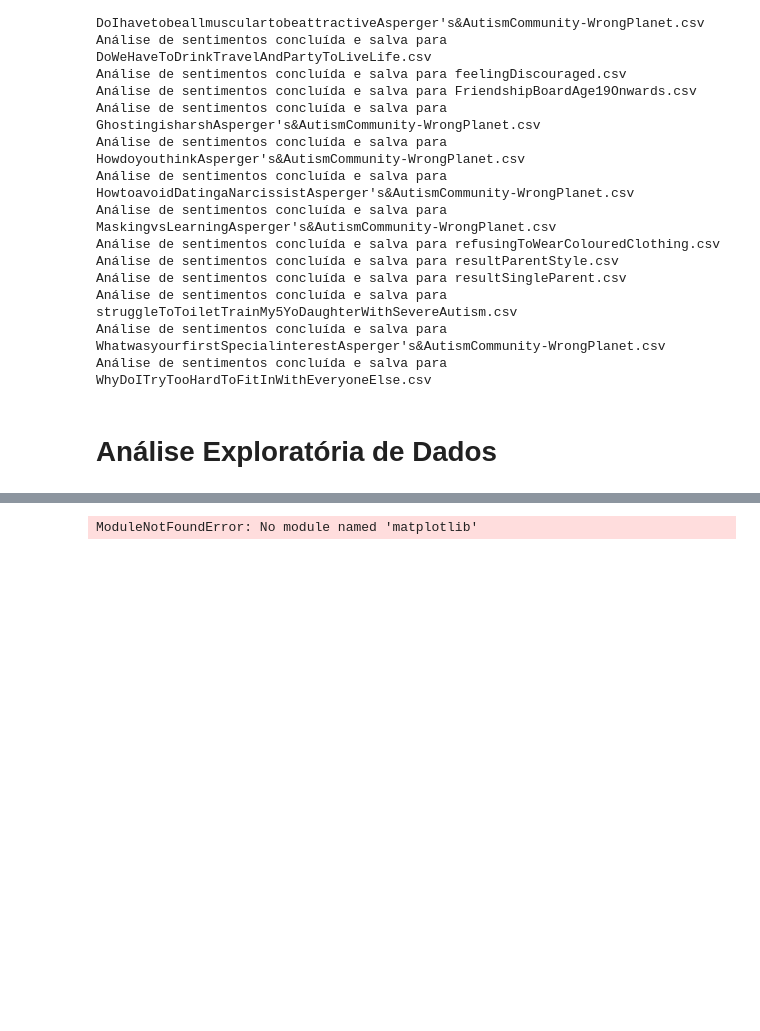
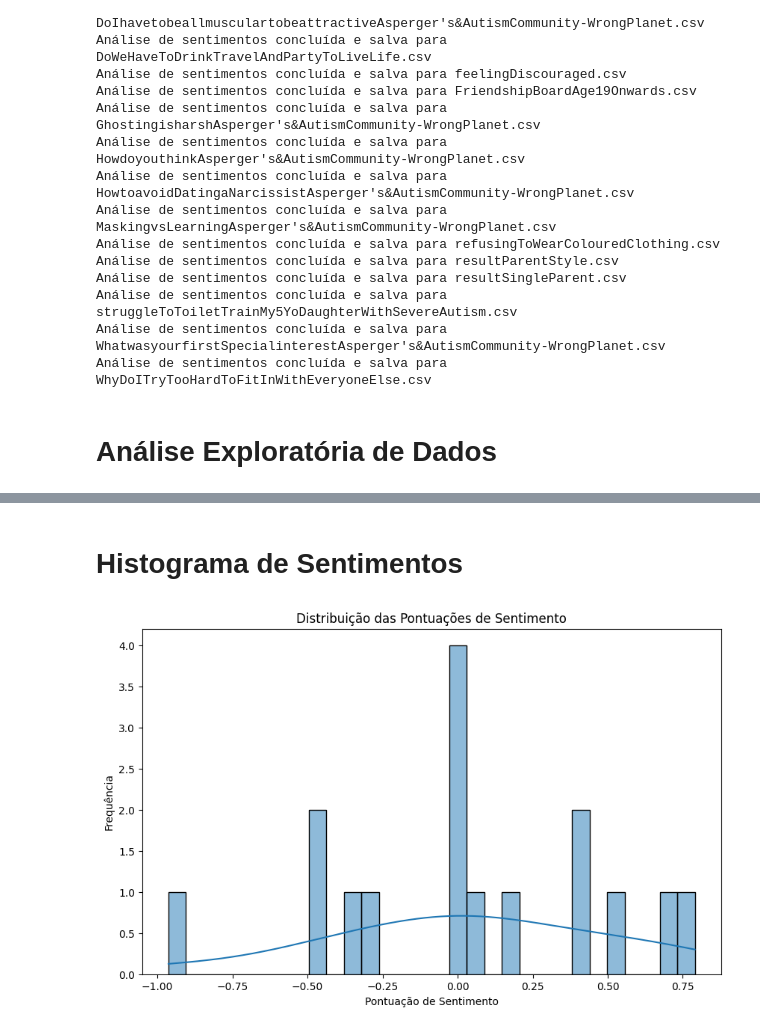
Before and after one commit to AdaiasMartins/Analise-de-Sentimentos-em-Foruns-Online-de-Adultos-com-Transtorno-do-Espectro-Autista, a Jupyter notebook: analise-dos-dados.ipynb, the cells around one changed output, grey strips where cells are left out. Saved outputs shown, nothing was run; the diff lists cells and outputs as text; code cells hidden in the pictures; blank space fills up the shorter version.

```diff
--- a/analise-dos-dados/analise-dos-dados.ipynb
+++ b/analise-dos-dados.ipynb
@@ -109,12 +142,11 @@ for file in csv_files:
+# %% [markdown]
+# Histograma de Sentimentos
 # %%
-import matplotlib.pyplot as plt
-import seaborn as sns
-
 plt.figure(figsize=(10, 6))
-sns.histplot(df['sentiment_score'], bins=20, kde=True)
-plt.title('Distribuição de Sentimentos')
-plt.xlabel('Pontuação de Sentimento')
-plt.ylabel('Frequência')
+sns.histplot(df['sentiment_score'], bins=30, kde=True)
+plt.title("Distribuição das Pontuações de Sentimento")
+plt.xlabel("Pontuação de Sentimento")
+plt.ylabel("Frequência")
 plt.show()
 # %% [output]
-ModuleNotFoundError: No module named 'matplotlib'
+[figure, added]
```
Also changed, not shown: parts of 9 cells of this notebook, 39 other files.
